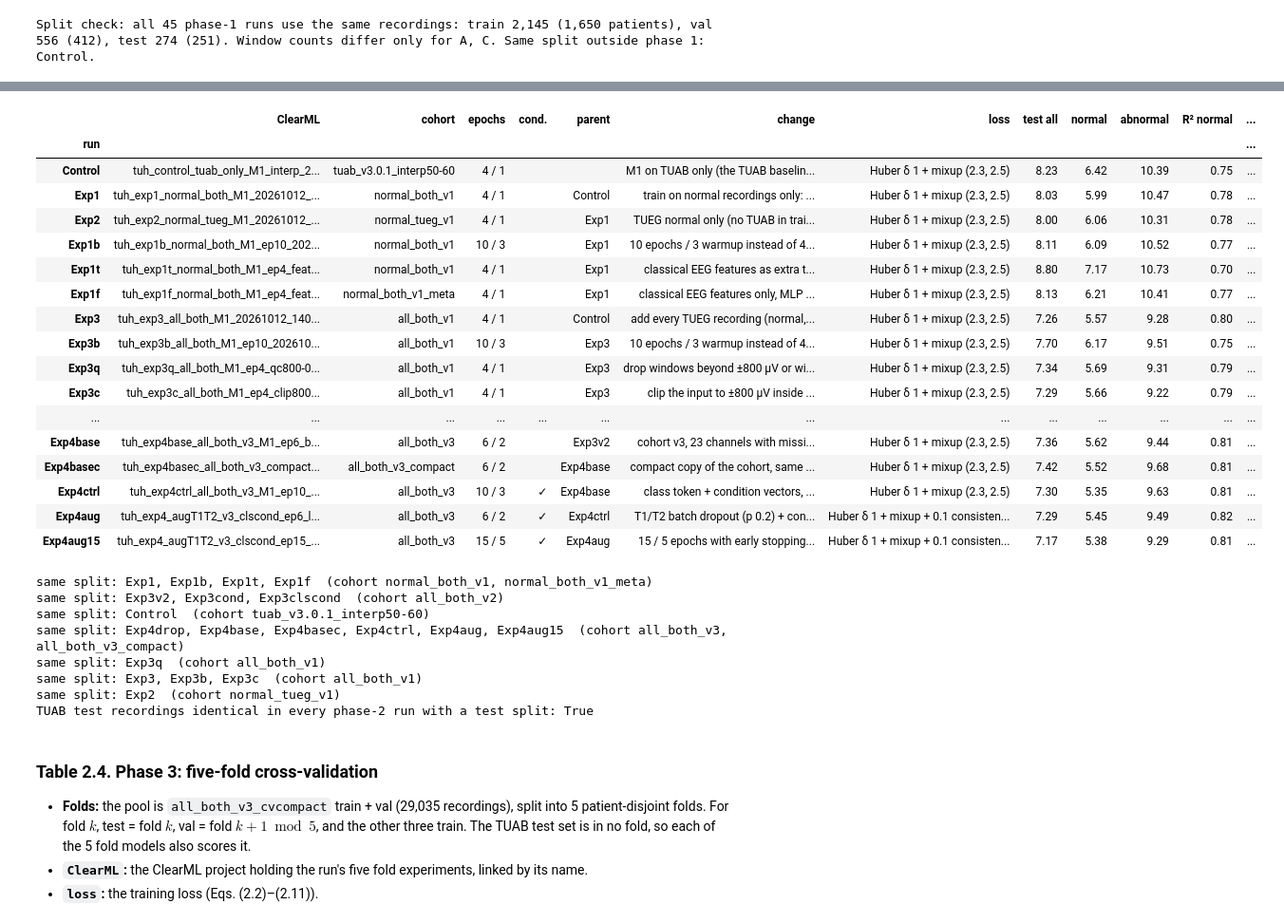
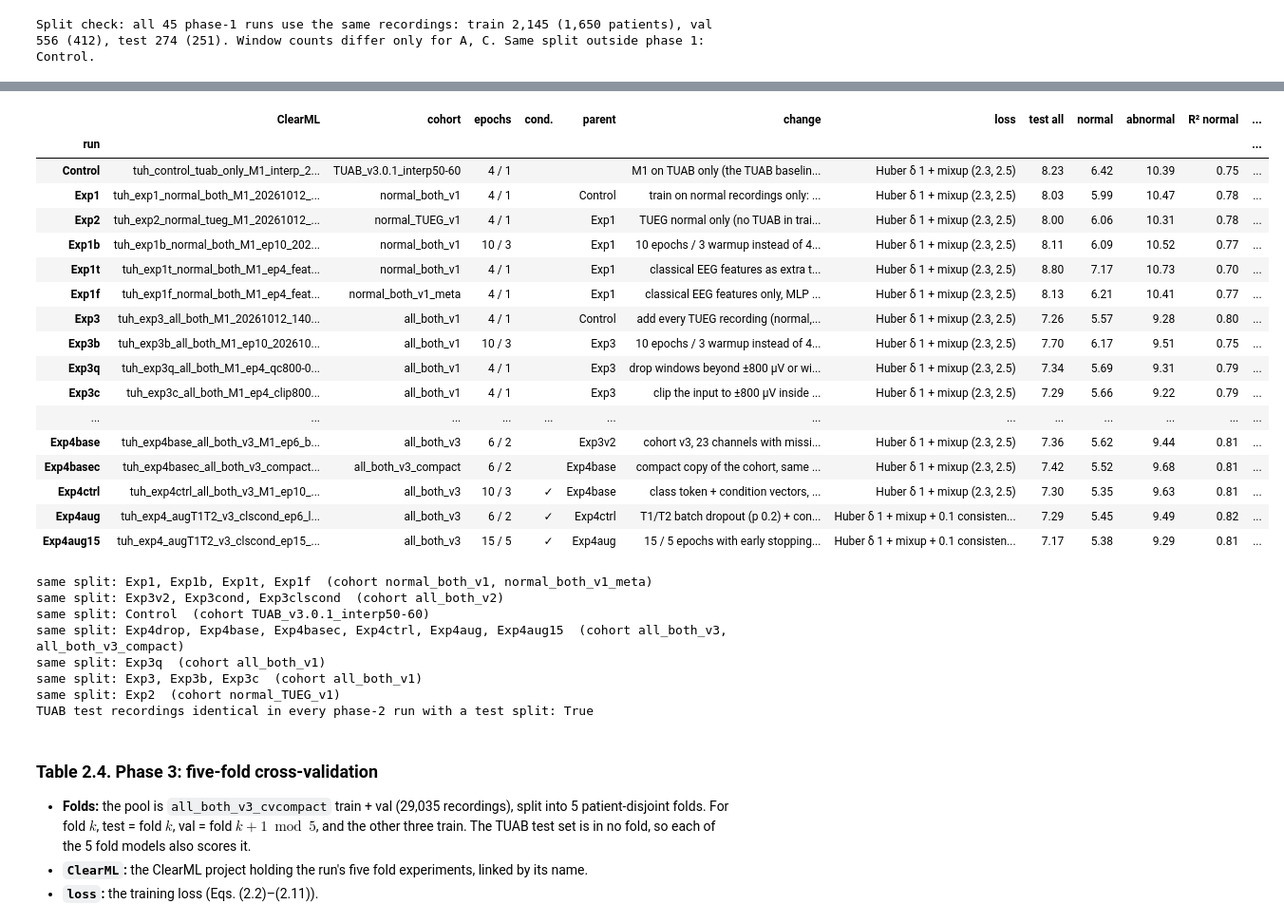
Before and after one commit to Neuro-Clalit/LaBraM, a Jupyter notebook: notebooks/brain_age_research_summary.ipynb, the cells around one changed output, grey strips where cells are left out. Shown at 95% size. Saved outputs shown, nothing was run; the diff lists cells and outputs as text; code cells hidden in the pictures.

```diff
--- a/notebooks/brain_age_research_summary.ipynb
+++ b/notebooks/brain_age_research_summary.ipynb
@@ -183,7 +184,7 @@ DATASETS = [
     ("TUAB v3.0.0", "1", "tuab/v3.0.1/edf/legacy_v3.0.0_processed", "TUAB, all recordings (normal + abnormal)",
      "phase-1 runs (Table 2.2)"),
     ("TUAB v3.0.1 interp", "2", "tuab/v3.0.1/edf/processed_npy_interp50-60", "TUAB, all recordings", "Control"),
-    ("normal_tueg_v1", "2", "cohorts/normal_tueg_v1", "TUEG normal, patients outside TUAB; no test split", "Exp2"),
+    ("normal_TUEG_v1", "2", "cohorts/normal_tueg_v1", "TUEG normal, patients outside TUAB; no test split", "Exp2"),
     ("normal_both_v1", "2", "cohorts/normal_both_v1", "TUAB normal + TUEG normal", "Exp1, Exp1b, Exp1t, Exp1f"),
     ("all_both_v1", "2", "cohorts/all_both_v1", "TUAB + TUEG, every recording (normal / abnormal / no label)",
      "Exp3, Exp3b, Exp3q, Exp3c"),
@@ -885,35 +886,35 @@ recordings, as for Table 2.2:
 # %%
 def cohort_metric(model, split, source, cohort, col="MAE"):
     s = coh[(coh.model == model) & (coh.split == split) & (coh.source == source) & (coh.cohort == cohort)]
     return float(s[col].iloc[0]) if len(s) else np.nan
 
 
 rows = []
 for e in rs.PHASE2:
     if e.name not in set(coh.model):
         continue
-    rows.append({"run": e.name, "ClearML": cml.link.get(e.name, "–"), "cohort": e.cohort, "epochs": f"{e.epochs} / {e.warmup}",
+    rows.append({"run": e.name, "ClearML": cml.link.get(e.name, "–"), "cohort": rs.display_name(e.cohort), "epochs": f"{e.epochs} / {e.warmup}",
                  "cond.": "✓" if e.conditions else "", "parent": e.parent, "change": e.change, "loss": rs.run_loss(e.name),
                  "test all": cohort_metric(e.name, "test", "TUAB", "all"),
                  "normal": cohort_metric(e.name, "test", "TUAB", "normal"),
                  "abnormal": cohort_metric(e.name, "test", "TUAB", "abnormal"),
                  "R² normal": cohort_metric(e.name, "test", "TUAB", "normal", "R2"),
                  "TUEG val v2": cohort_metric(e.name, "val_v2", "TUEG", "all")})
 t22 = pd.DataFrame(rows).set_index("run")
 display(numbered_table(t22, "2.3", "Phase 2 runs"))
 
 # split check: runs grouped by identical train/val/test recording lists
 p2 = [n for n in t22.index if n in split_sig.index]
 for sig, runs in split_sig.loc[p2].groupby(split_sig.loc[p2]).groups.items():
-    print(f"same split: {', '.join(runs)}  (cohort {', '.join(sorted({rs.EXPERIMENTS[r].cohort for r in runs}))})")
+    print(f"same split: {', '.join(runs)}  (cohort {', '.join(sorted({rs.display_name(rs.EXPERIMENTS[r].cohort) for r in runs}))})")
 tests = {s.split("/")[2] for s in split_sig.loc[p2] if s.split("/")[2] != "-"}
 print(f"TUAB test recordings identical in every phase-2 run with a test split: {tests == {split_sig['D'].split('/')[2]}}")
 # %% [output]
 |  | ClearML | cohort | epochs | cond. | parent | change | loss | test all | normal | abnormal | R² normal | ... |
 | run |  |  |  |  |  |  |  |  |  |  |  | ... |
-| Control | tuh_control_tuab_only_M1_interp_2... | tuab_v3.0.1_interp50-60 | 4 / 1 |  |  | M1 on TUAB only (the TUAB baselin... | Huber δ 1 + mixup (2.3, 2.5) | 8.23 | 6.42 | 10.39 | 0.75 | ... |
+| Control | tuh_control_tuab_only_M1_interp_2... | TUAB_v3.0.1_interp50-60 | 4 / 1 |  |  | M1 on TUAB only (the TUAB baselin... | Huber δ 1 + mixup (2.3, 2.5) | 8.23 | 6.42 | 10.39 | 0.75 | ... |
 | Exp1 | tuh_exp1_normal_both_M1_20261012_... | normal_both_v1 | 4 / 1 |  | Control | train on normal recordings only: ... | Huber δ 1 + mixup (2.3, 2.5) | 8.03 | 5.99 | 10.47 | 0.78 | ... |
-| Exp2 | tuh_exp2_normal_tueg_M1_20261012_... | normal_tueg_v1 | 4 / 1 |  | Exp1 | TUEG normal only (no TUAB in trai... | Huber δ 1 + mixup (2.3, 2.5) | 8.00 | 6.06 | 10.31 | 0.78 | ... |
+| Exp2 | tuh_exp2_normal_tueg_M1_20261012_... | normal_TUEG_v1 | 4 / 1 |  | Exp1 | TUEG normal only (no TUAB in trai... | Huber δ 1 + mixup (2.3, 2.5) | 8.00 | 6.06 | 10.31 | 0.78 | ... |
 | Exp1b | tuh_exp1b_normal_both_M1_ep10_202... | normal_both_v1 | 10 / 3 |  | Exp1 | 10 epochs / 3 warmup instead of 4... | Huber δ 1 + mixup (2.3, 2.5) | 8.11 | 6.09 | 10.52 | 0.77 | ... |
 | Exp1t | tuh_exp1t_normal_both_M1_ep4_feat... | normal_both_v1 | 4 / 1 |  | Exp1 | classical EEG features as extra t... | Huber δ 1 + mixup (2.3, 2.5) | 8.80 | 7.17 | 10.73 | 0.70 | ... |
 | Exp1f | tuh_exp1f_normal_both_M1_ep4_feat... | normal_both_v1_meta | 4 / 1 |  | Exp1 | classical EEG features only, MLP ... | Huber δ 1 + mixup (2.3, 2.5) | 8.13 | 6.21 | 10.41 | 0.77 | ... |
@@ -929,11 +930,11 @@ print(f"TUAB test recordings identical in every phase-2 run with a test split: {
 | Exp4aug15 | tuh_exp4_augT1T2_v3_clscond_ep15_... | all_both_v3 | 15 / 5 | ✓ | Exp4aug | 15 / 5 epochs with early stopping... | Huber δ 1 + mixup + 0.1 consisten... | 7.17 | 5.38 | 9.29 | 0.81 | ... |
 same split: Exp1, Exp1b, Exp1t, Exp1f  (cohort normal_both_v1, normal_both_v1_meta)
 same split: Exp3v2, Exp3cond, Exp3clscond  (cohort all_both_v2)
-same split: Control  (cohort tuab_v3.0.1_interp50-60)
+same split: Control  (cohort TUAB_v3.0.1_interp50-60)
 same split: Exp4drop, Exp4base, Exp4basec, Exp4ctrl, Exp4aug, Exp4aug15  (cohort all_both_v3, all_both_v3_compact)
 same split: Exp3q  (cohort all_both_v1)
 same split: Exp3, Exp3b, Exp3c  (cohort all_both_v1)
-same split: Exp2  (cohort normal_tueg_v1)
+same split: Exp2  (cohort normal_TUEG_v1)
 TUAB test recordings identical in every phase-2 run with a test split: True
 # %% [markdown]
 ### Table 2.4. Phase 3: five-fold cross-validation
```
Also changed, not shown: parts of 5 cells of this notebook, 3 other files.
